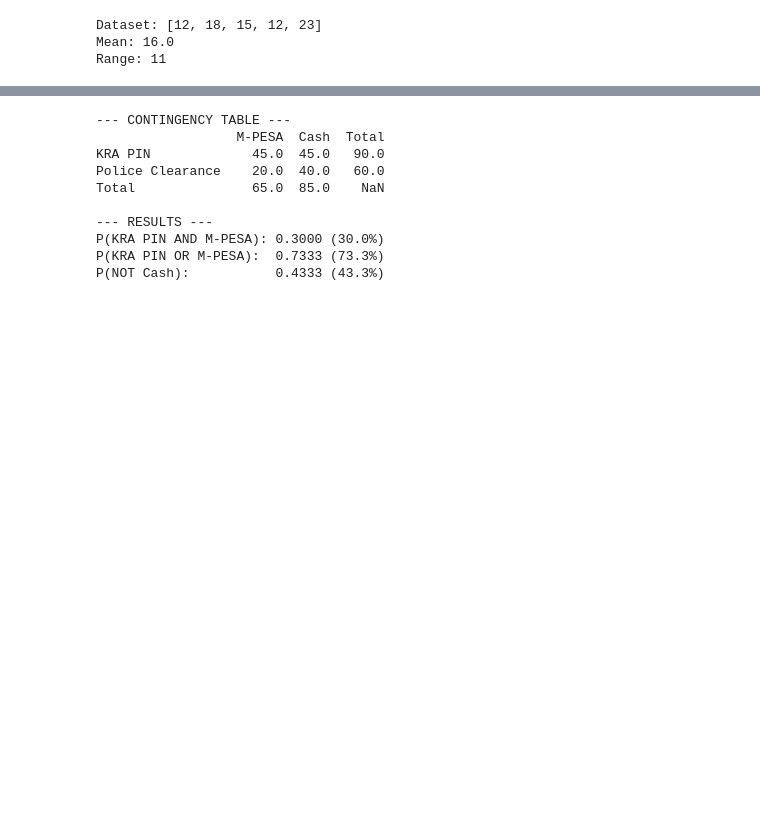
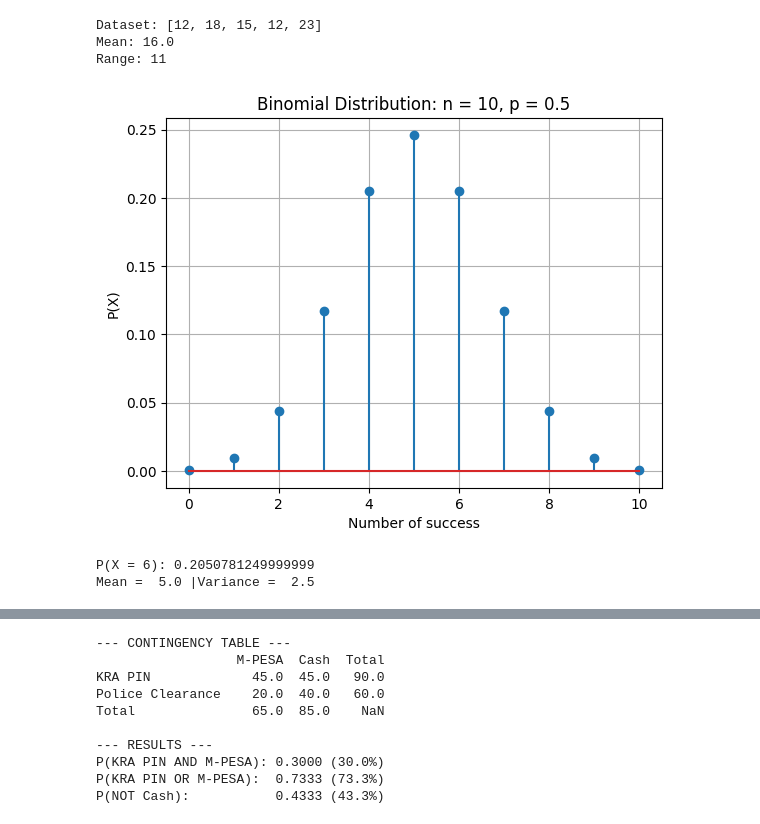
Before and after one commit to marizon740-collab/DATA-ANALYTICS-WORKOUTS-, a Jupyter notebook: Data_science____Python_fundamentals.ipynb, the cells around one changed output, grey strips where cells are left out. Drawn from its saved outputs; the diff is of its cells as text; code cells hidden in the pictures; blank space fills up the shorter version.

```diff
--- a/Data_science____Python_fundamentals.ipynb
+++ b/Data_science____Python_fundamentals.ipynb
@@ -22,3 +22,27 @@ print("Range:", data_range)
 Dataset: [12, 18, 15, 12, 23]
 Mean: 16.0
 Range: 11
+# %%
+import numpy as np
+import matplotlib.pyplot as plt
+from scipy.stats import binom
+
+# Binomial - n trials probability p
+
+n, p = 10, 0.5 # Ex: 10 coin flips, p(Head) = 0.5
+x = np.arange(0, n+1)
+prob = binom.pmf(x, n, p)
+
+plt.stem(x, prob)
+plt.title('Binomial Distribution: n = 10, p = 0.5')
+plt.xlabel('Number of success')
+plt.ylabel('P(X)')
+plt.grid(True)
+plt.show()
+
+print("P(X = 6):", binom.pmf(6, n, p))
+print("Mean = ", binom.mean(n, p), "|Variance = ", binom.var(n, p))
+# %% [output]
+[figure, added]
+P(X = 6): 0.2050781249999999
+Mean =  5.0 |Variance =  2.5
```
Also changed, not shown: parts of 3 cells of this notebook.
